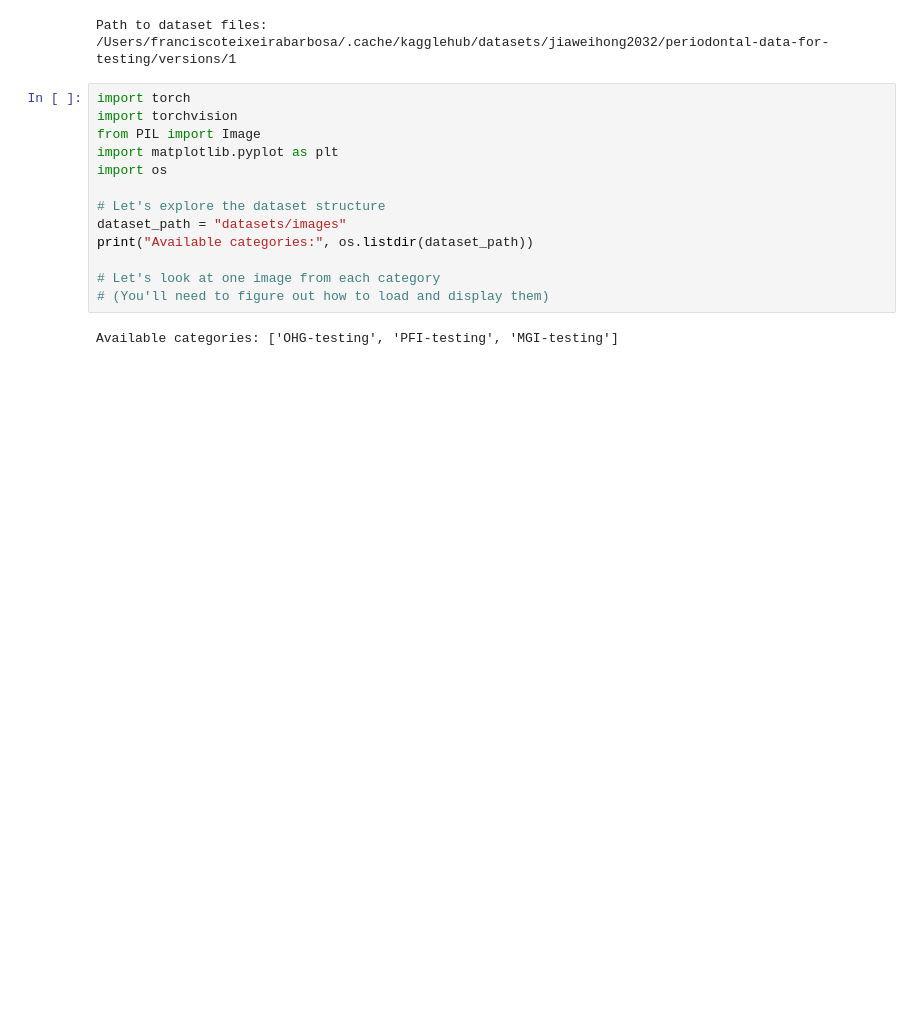
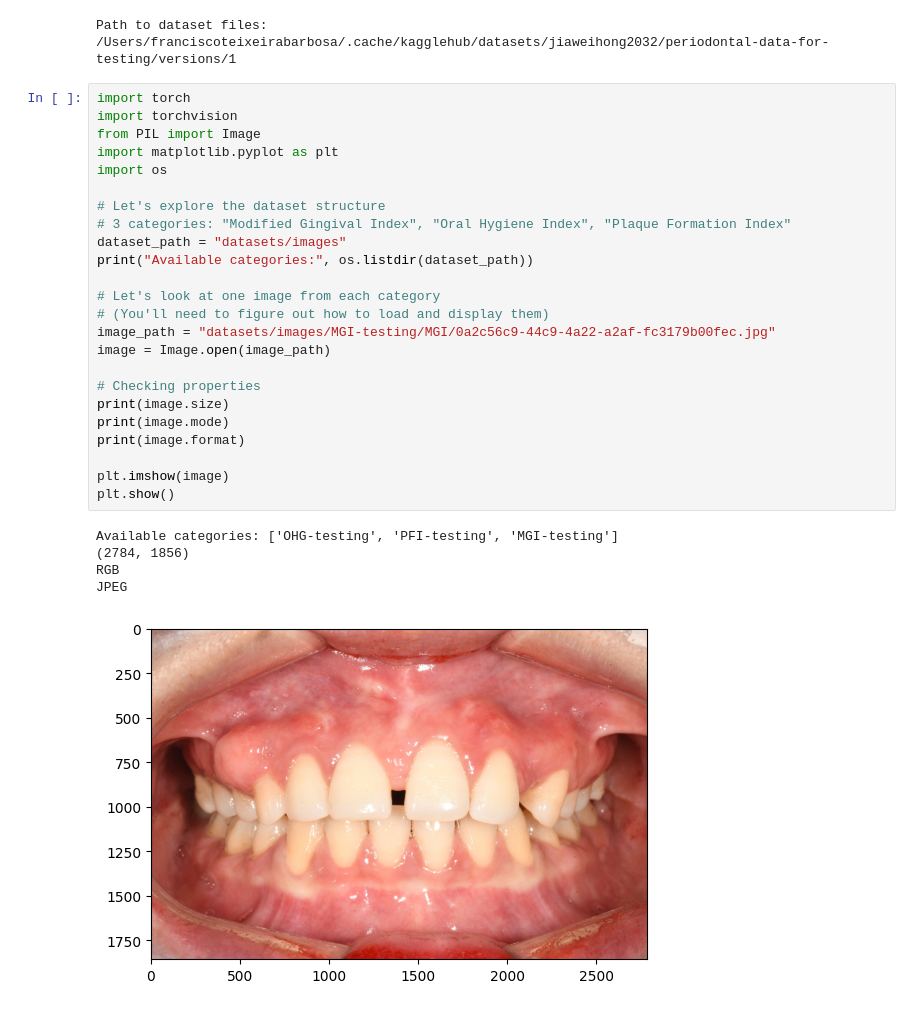
Before and after one commit to Tuminha/predicting-periodontal-disease, a Jupyter notebook: predict_periodontal_disease_solution.ipynb, the cells around one changed output. Drawn from its saved outputs; the diff is of its cells as text; blank space fills up the shorter version.

```diff
--- a/predict_periodontal_disease_solution.ipynb
+++ b/predict_periodontal_disease_solution.ipynb
@@ -12,15 +12,30 @@ Path to dataset files: /Users/franciscoteixeirabarbosa/.cache/kagglehub/datasets
 # %%
 import torch
 import torchvision
 from PIL import Image
 import matplotlib.pyplot as plt
 import os
 
 # Let's explore the dataset structure
+# 3 categories: "Modified Gingival Index", "Oral Hygiene Index", "Plaque Formation Index"
 dataset_path = "datasets/images"
 print("Available categories:", os.listdir(dataset_path))
 
 # Let's look at one image from each category
 # (You'll need to figure out how to load and display them)
+image_path = "datasets/images/MGI-testing/MGI/0a2c56c9-44c9-4a22-a2af-fc3179b00fec.jpg"
+image = Image.open(image_path)
+
+# Checking properties
+print(image.size)
+print(image.mode)
+print(image.format)
+
+plt.imshow(image)
+plt.show()
 # %% [output]
 Available categories: ['OHG-testing', 'PFI-testing', 'MGI-testing']
+(2784, 1856)
+RGB
+JPEG
+[figure, added]
```
Also changed, not shown: parts of 3 cells of this notebook, 1 other file.
